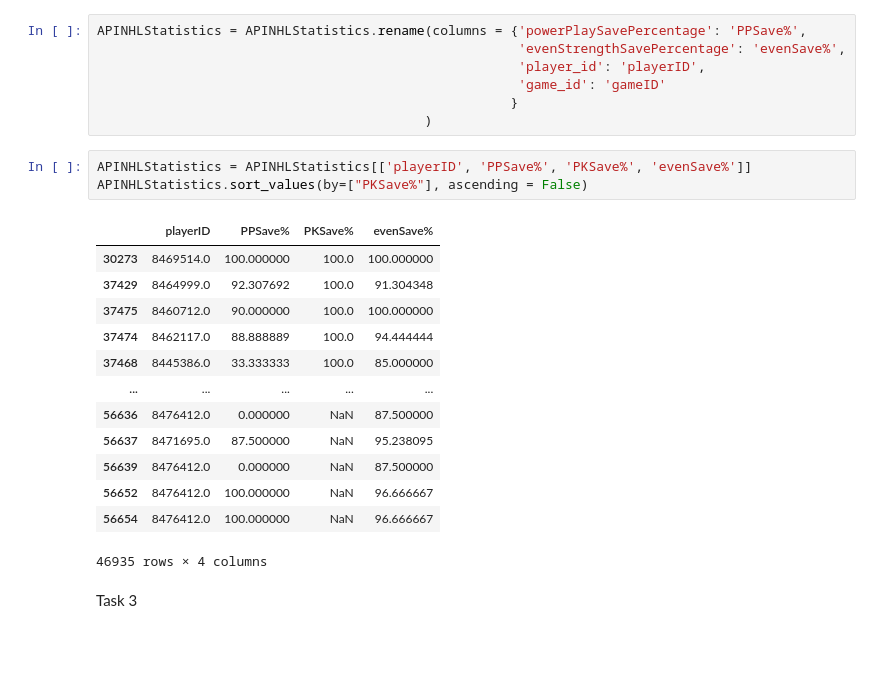
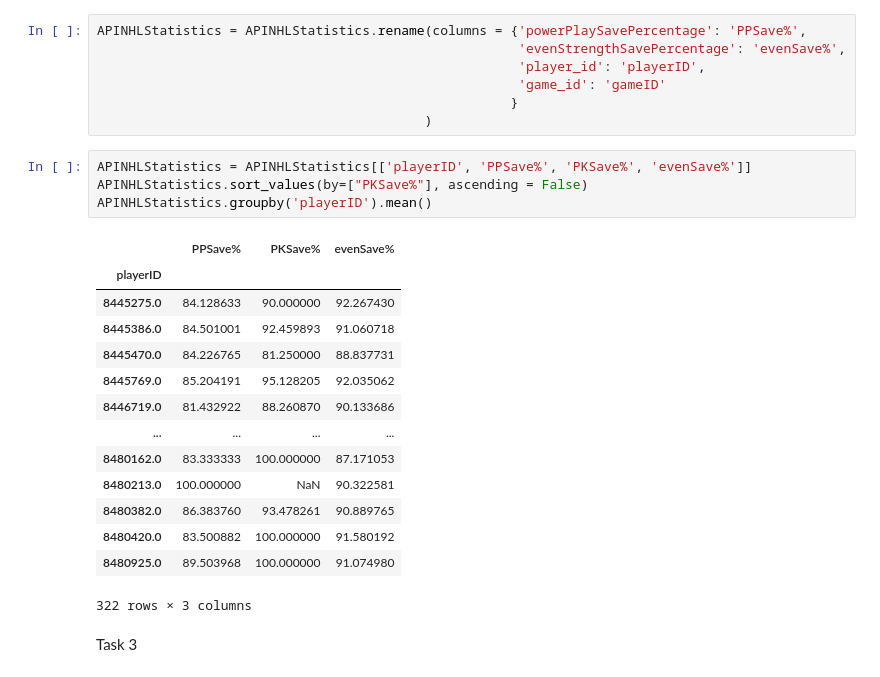
Before and after one commit to data301-2021-winter1/project-group56-project, a Jupyter notebook: notebooks/Rhys' Notebook.ipynb, the cells around one changed output. Drawn from its saved outputs; the diff is of its cells as text; blank space fills up the shorter version.

```diff
--- a/notebooks/Rhys' Notebook.ipynb
+++ b/notebooks/Rhys' Notebook.ipynb
@@ -165,19 +165,21 @@ APINHLStatistics = APINHLStatistics.rename(columns = {'powerPlaySavePercentage':
 # %%
 APINHLStatistics = APINHLStatistics[['playerID', 'PPSave%', 'PKSave%', 'evenSave%']]
 APINHLStatistics.sort_values(by=["PKSave%"], ascending = False)
+APINHLStatistics.groupby('playerID').mean()
 # %% [output]
-|  | playerID | PPSave% | PKSave% | evenSave% |
-| 30273 | 8469514.0 | 100.000000 | 100.0 | 100.000000 |
-| 37429 | 8464999.0 | 92.307692 | 100.0 | 91.304348 |
-| 37475 | 8460712.0 | 90.000000 | 100.0 | 100.000000 |
-| 37474 | 8462117.0 | 88.888889 | 100.0 | 94.444444 |
-| 37468 | 8445386.0 | 33.333333 | 100.0 | 85.000000 |
-| ... | ... | ... | ... | ... |
-| 56636 | 8476412.0 | 0.000000 | NaN | 87.500000 |
-| 56637 | 8471695.0 | 87.500000 | NaN | 95.238095 |
-| 56639 | 8476412.0 | 0.000000 | NaN | 87.500000 |
-| 56652 | 8476412.0 | 100.000000 | NaN | 96.666667 |
-| 56654 | 8476412.0 | 100.000000 | NaN | 96.666667 |
+|  | PPSave% | PKSave% | evenSave% |
+| playerID |  |  |  |
+| 8445275.0 | 84.128633 | 90.000000 | 92.267430 |
+| 8445386.0 | 84.501001 | 92.459893 | 91.060718 |
+| 8445470.0 | 84.226765 | 81.250000 | 88.837731 |
+| 8445769.0 | 85.204191 | 95.128205 | 92.035062 |
+| 8446719.0 | 81.432922 | 88.260870 | 90.133686 |
+| ... | ... | ... | ... |
+| 8480162.0 | 83.333333 | 100.000000 | 87.171053 |
+| 8480213.0 | 100.000000 | NaN | 90.322581 |
+| 8480382.0 | 86.383760 | 93.478261 | 90.889765 |
+| 8480420.0 | 83.500882 | 100.000000 | 91.580192 |
+| 8480925.0 | 89.503968 | 100.000000 | 91.074980 |
-46935 rows × 4 columns
+322 rows × 3 columns
 # %% [markdown]
 Task 3
```
Also changed, not shown: parts of 3 cells of this notebook.
